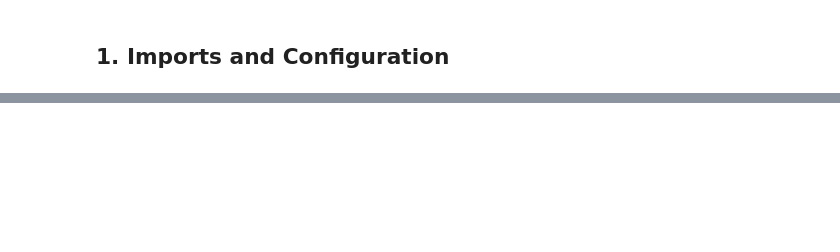
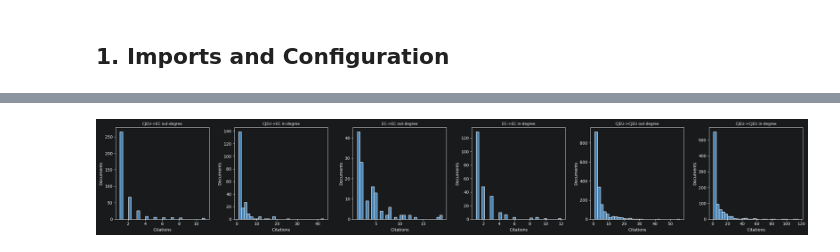
Before and after one commit to floheusser/data_analysis_master, a Jupyter notebook: 08_summary_statistics.ipynb, the cells around one changed output, grey strips where cells are left out. Cells and saved outputs as stored; diff of their text form; code cells hidden in the pictures; blank space fills up the shorter version.

```diff
--- a/08_summary_statistics.ipynb
+++ b/08_summary_statistics.ipynb
@@ -644,0 +300,27 @@ Done.
+# %%
+if HAS_MPL:
+    plot_data = []
+    if not cjeu_ec_pairs.empty:
+        plot_data.append((cjeu_ec_pairs.groupby("cjeu_celex_id").size(),     "CJEU->EC out-degree"))
+        plot_data.append((cjeu_ec_pairs.groupby("ec_case_number").size(),    "CJEU->EC in-degree"))
+    if not ec_ec_pairs.empty:
+        plot_data.append((ec_ec_pairs.groupby("source_ec_case_number").size(), "EC->EC out-degree"))
+        plot_data.append((ec_ec_pairs.groupby("target_ec_case_number").size(), "EC->EC in-degree"))
+    if not cjeu_cjeu_pairs.empty:
+        plot_data.append((cjeu_cjeu_pairs.groupby("source_celex_id").size(), "CJEU->CJEU out-degree"))
+        plot_data.append((cjeu_cjeu_pairs.groupby("target_celex_id").size(), "CJEU->CJEU in-degree"))
+
+    if plot_data:
+        n_plots = len(plot_data)
+        fig, axes = plt.subplots(1, n_plots, figsize=(4 * n_plots, 4))
+        if n_plots == 1:
+            axes = [axes]
+        for ax, (s, lbl) in zip(axes, plot_data):
+            ax.hist(s.values, bins=30, color="steelblue", edgecolor="white")
+            ax.set_title(lbl, fontsize=9)
+            ax.set_xlabel("Citations")
+            ax.set_ylabel("Documents")
+        plt.tight_layout()
+        plt.show()
+# %% [output]
+[figure, added]
```
Also changed, not shown: parts of 51 cells of this notebook.
